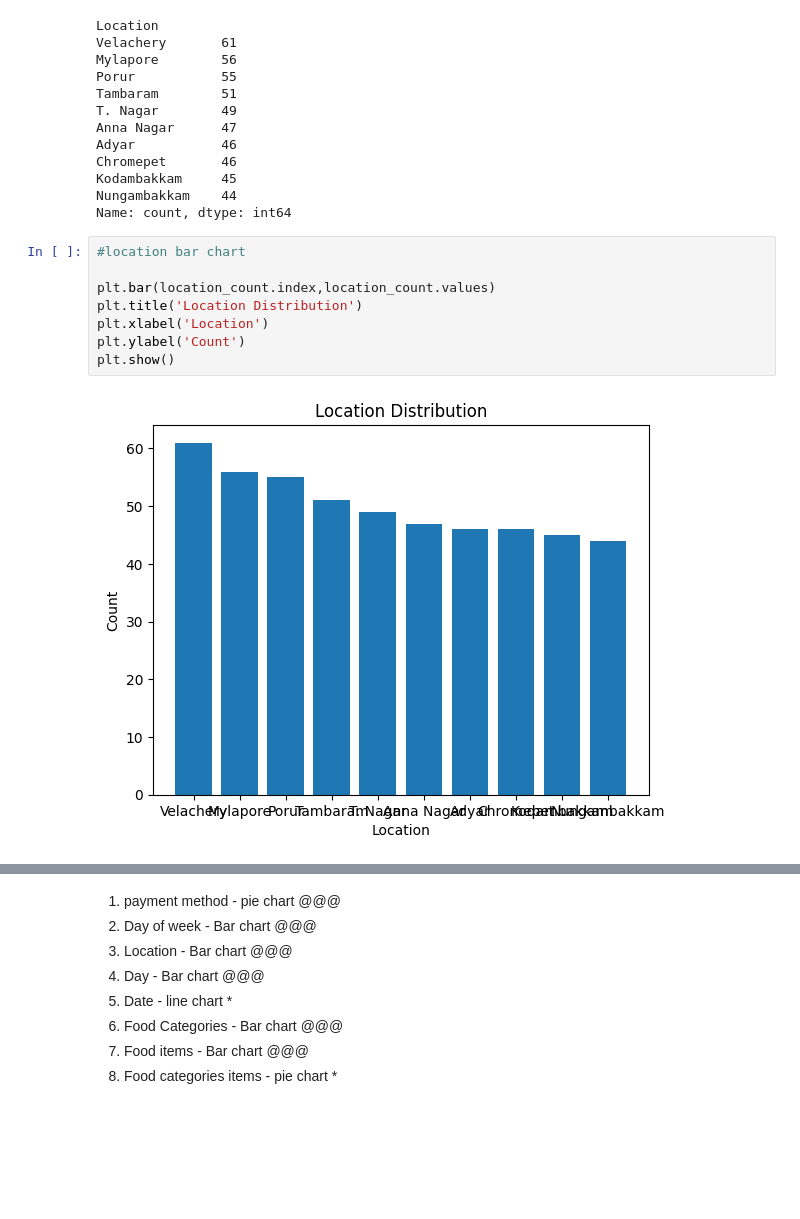
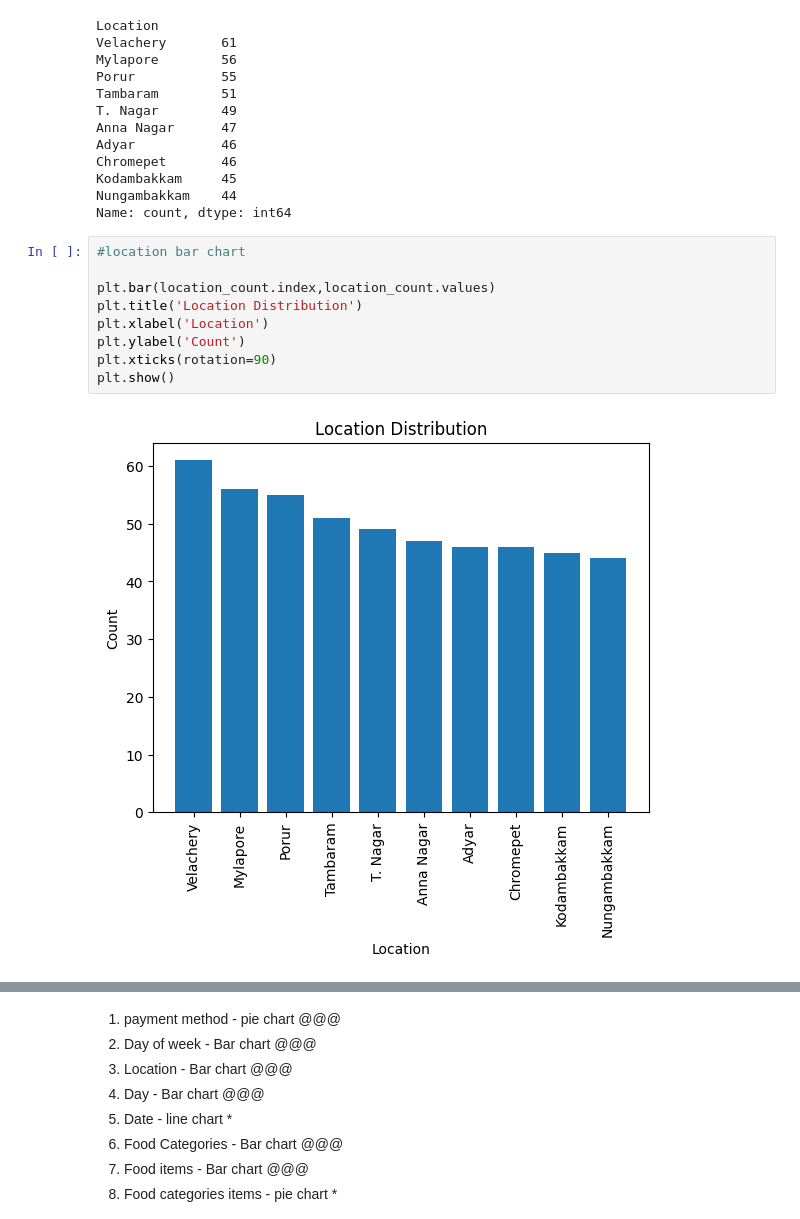
Before and after one commit to Arkrishx/python-data-analytics-, a Jupyter notebook: Project.ipynb, the cells around one changed output, grey strips where cells are left out. Cells and saved outputs as stored; diff of their text form; blank space fills up the shorter version.

```diff
--- a/Project.ipynb
+++ b/Project.ipynb
@@ -324,10 +368,11 @@ Name: count, dtype: int64
 # %%
 #location bar chart
 
 plt.bar(location_count.index,location_count.values)
 plt.title('Location Distribution')
 plt.xlabel('Location')
 plt.ylabel('Count')
+plt.xticks(rotation=90)
 plt.show()
 # %% [output]
-[figure, old version]
+[figure, new version]
```
Also changed, not shown: parts of 18 cells of this notebook.
